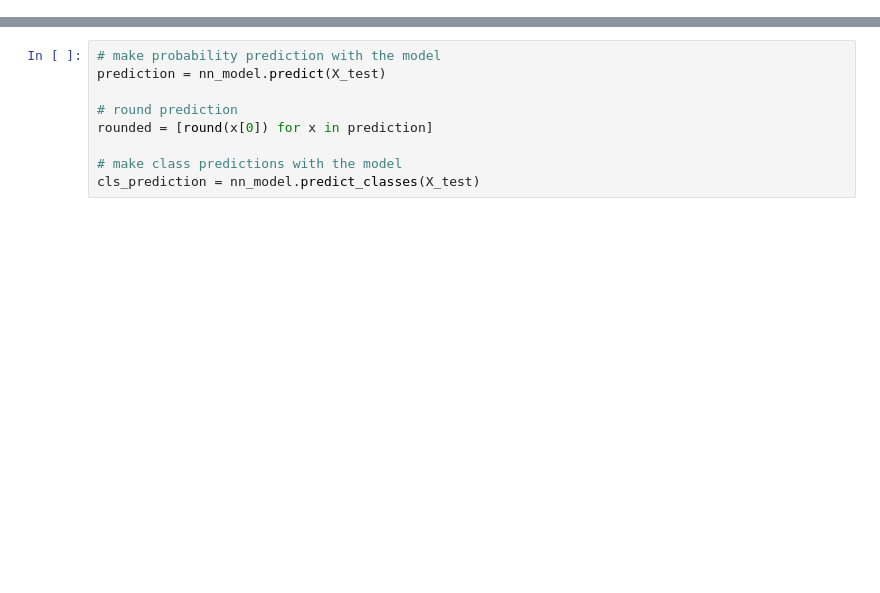
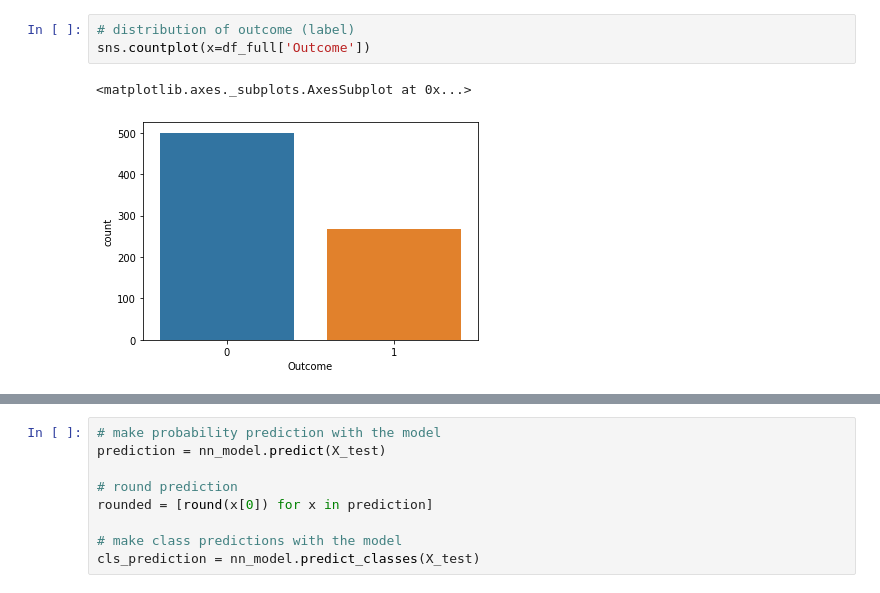
Before and after one commit to furanzone/SimpleNeuralNetwork, a Jupyter notebook: NN_Pima_Keras.ipynb, the cells around one changed output, grey strips where cells are left out. Cells and saved outputs as stored; diff of their text form; blank space fills up the shorter version.

```diff
--- a/NN_Pima_Keras.ipynb
+++ b/NN_Pima_Keras.ipynb
@@ -29,0 +111,6 @@ df.head()
+# %%
+# distribution of outcome (label)
+sns.countplot(x=df_full['Outcome'])
+# %% [output]
+<matplotlib.axes._subplots.AxesSubplot at 0x...>
+[figure, added]
```
Also changed, not shown: parts of 20 cells of this notebook.
